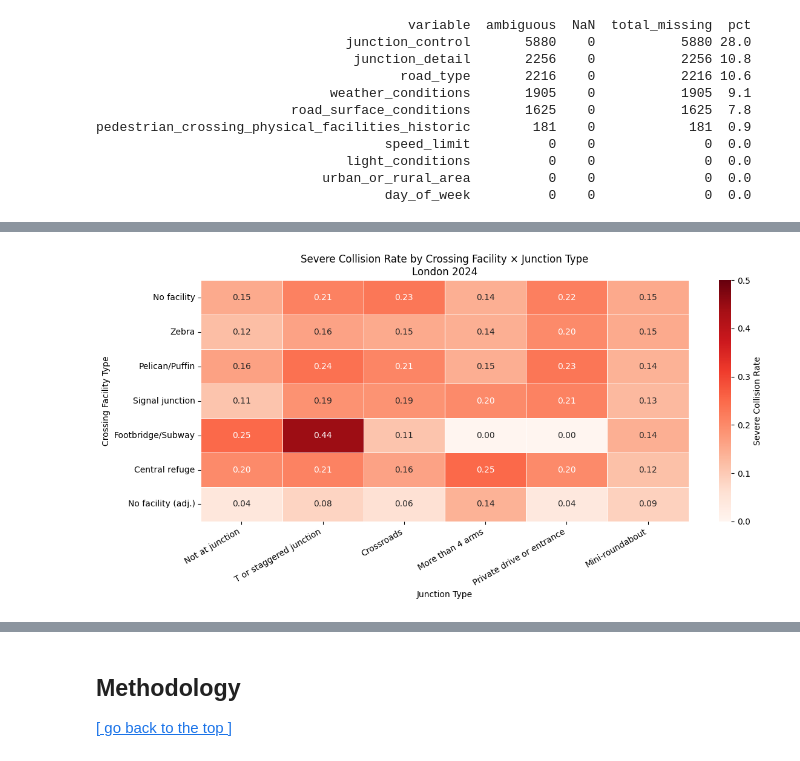
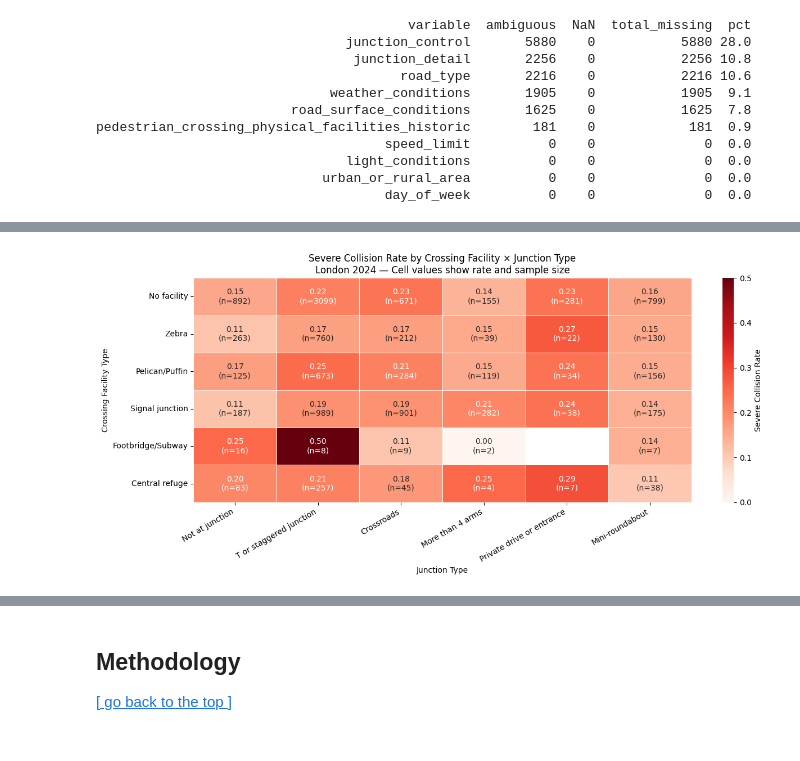
Before and after one commit to Alexia418/DSSS_Assessment, a Jupyter notebook: Submission.ipynb, the cells around one changed output, grey strips where cells are left out. Saved outputs shown, nothing was run; the diff lists cells and outputs as text; code cells hidden in the pictures.

```diff
--- a/Submission.ipynb
+++ b/Submission.ipynb
@@ -242,11 +244,19 @@ pedestrian_crossing_physical_facilities_historic        181    0            181
 
 FEATURES = [
     'pedestrian_crossing_physical_facilities_historic',
-    'junction_detail', 'junction_control',
-    'road_type', 'speed_limit', 'urban_or_rural_area',
-    'light_conditions', 'weather_conditions', 'road_surface_conditions',
-    'day_of_week', 'hour', 'peak_hour', 'weekend',
-    'has_ped_casualty', 'borough_severe_rate', 'has_crossing',
+    'junction_detail',
+    'junction_control',
+    'road_type',
+    'speed_limit',
+    'urban_or_rural_area',
+    'light_conditions',
+    'weather_conditions',
+    'road_surface_conditions',
+    'day_of_week',
+    'hour',
+    'peak_hour',
+    'weekend',
 ]
+
 TARGET = 'severe'
 # %%
@@ -417,40 +442,80 @@ Zebra crossing反而只有15.2%，低于baseline
 # %%
 # 3.15 EDA 3: Severe rate by crossing facility × junction type
 
 junction_labels = {
-    0: 'Not at junction', 13: 'T or staggered junction',
-    16: 'Crossroads', 17: 'More than 4 arms',
-    18: 'Private drive or entrance', 19: 'Mini-roundabout'
+    0:  'Not at junction',
+    13: 'T or staggered junction',
+    16: 'Crossroads',
+    17: 'More than 4 arms',
+    18: 'Private drive or entrance',
+    19: 'Mini-roundabout'
 }
+
 crossing_labels_short = {
-    0: 'No facility', 1: 'Zebra', 4: 'Pelican/Puffin',
-    5: 'Signal junction', 7: 'Footbridge/Subway',
-    8: 'Central refuge', 9: 'No facility (adj.)'
+    0: 'No facility',
+    1: 'Zebra',
+    4: 'Pelican/Puffin',
+    5: 'Signal junction',
+    7: 'Footbridge/Subway',
+    8: 'Central refuge',
 }
 
 valid_junctions = [0, 13, 16, 17, 18, 19]
 plot_df = df_model[df_model['junction_detail'].isin(valid_junctions)].copy()
 
 pivot = (
     plot_df.groupby([
         'pedestrian_crossing_physical_facilities_historic',
         'junction_detail'
     ])['severe'].mean().unstack()
 )
+
+count_pivot = (
+    plot_df.groupby([
+        'pedestrian_crossing_physical_facilities_historic',
+        'junction_detail'
+    ])['severe'].count().unstack()
+)
+
 pivot.index = [crossing_labels_short.get(i, str(i)) for i in pivot.index]
 pivot.columns = [junction_labels.get(c, str(c)) for c in pivot.columns]
+count_pivot.index = [crossing_labels_short.get(i, str(i)) for i in count_pivot.index]
+count_pivot.columns = [junction_labels.get(c, str(c)) for c in count_pivot.columns]
 
-fig, ax = plt.subplots(figsize=(12, 6))
-sns.heatmap(pivot, annot=True, fmt='.2f', cmap='Reds',
-            linewidths=0.5, linecolor='white', ax=ax,
-            vmin=0, vmax=0.5, cbar_kws={'label': 'Severe Collision Rate'})
-ax.set_title('Severe Collision Rate by Crossing Facility × Junction Type\nLondon 2024')
+# Annotation: show rate and count together
+annot = pivot.copy().astype(str)
+for row in pivot.index:
+    for col in pivot.columns:
+        rate = pivot.loc[row, col]
+        n = count_pivot.loc[row, col]
+        if pd.notna(rate):
+            annot.loc[row, col] = f'{rate:.2f}\n(n={int(n)})'
+        else:
+            annot.loc[row, col] = ''
+
+fig, ax = plt.subplots(figsize=(13, 6))
+sns.heatmap(
+    pivot,
+    annot=annot,
+    fmt='',
+    cmap='Reds',
+    linewidths=0.5,
+    linecolor='white',
+    ax=ax,
+    vmin=0, vmax=0.5,
+    cbar_kws={'label': 'Severe Collision Rate'}
+)
+ax.set_title(
+    'Severe Collision Rate by Crossing Facility × Junction Type\n'
+    'London 2024 — Cell values show rate and sample size',
+    fontsize=12
+)
 ax.set_xlabel('Junction Type')
 ax.set_ylabel('Crossing Facility Type')
 plt.xticks(rotation=30, ha='right')
 plt.tight_layout()
 plt.show()
 
 print(f"Severe rate range: {pivot.min().min():.2f} to {pivot.max().max():.2f}")
 # %% [output]
-[figure, old version]
+[figure, new version]
```
Also changed, not shown: parts of 38 cells of this notebook, 1 other file.
